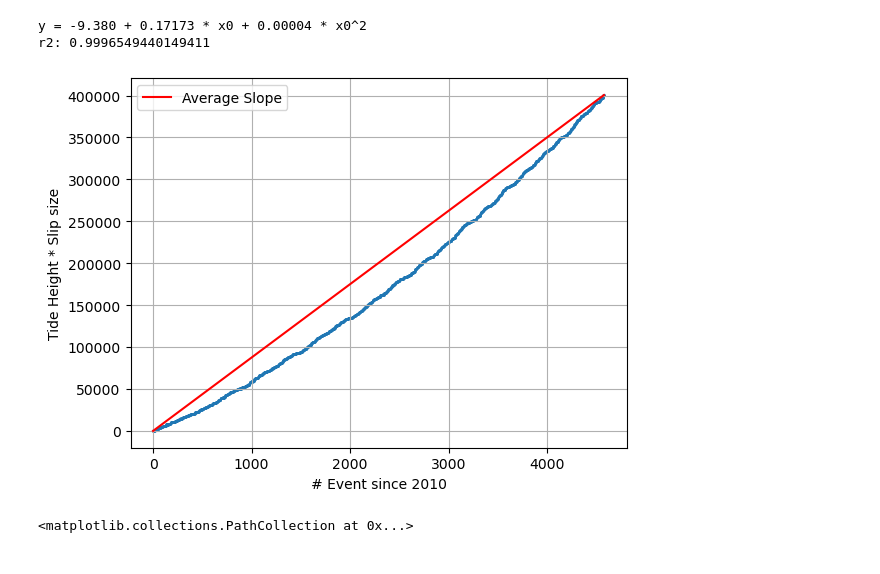
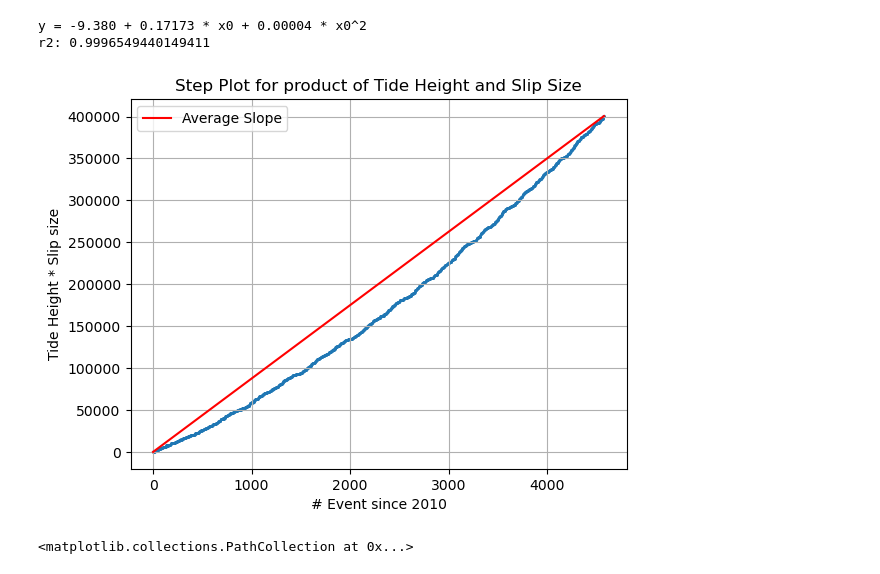
Before and after one commit to MinesGlaciology/whillans-surf, a Jupyter notebook: notebooks/SURF/Slip size prediction/HL_sequencing.ipynb, the cells around one changed output. Saved outputs shown, nothing was run; the diff lists cells and outputs as text; code cells hidden in the pictures.

```diff
--- a/notebooks/SURF/Slip size prediction/HL_sequencing.ipynb
+++ b/notebooks/SURF/Slip size prediction/HL_sequencing.ipynb
@@ -192,17 +192,18 @@ xs = np.arange(len(ys))
 # %%
 average_sl = ys[-1] / xs[-1]
 yls = xs*average_sl
 
 fig, ax = plt.subplots()
 
 ax.scatter(xs, ys, s = .3)
 ax.plot(xs,yls, color = 'red', label = 'Average Slope')
 ax.set_xlabel('# Event since 2010')
 ax.set_ylabel('Tide Height * Slip size')
+ax.set_title("Step Plot for product of Tide Height and Slip Size")
 ax.legend()
 ax.grid(True)
 # %% [output]
-[figure, old version]
+[figure, new version]
 # %%
 # The product of tide height and slip size is increasing polynomially.
 # %%
```
Also changed, not shown: parts of 1 cell of this notebook, 8 other files.
